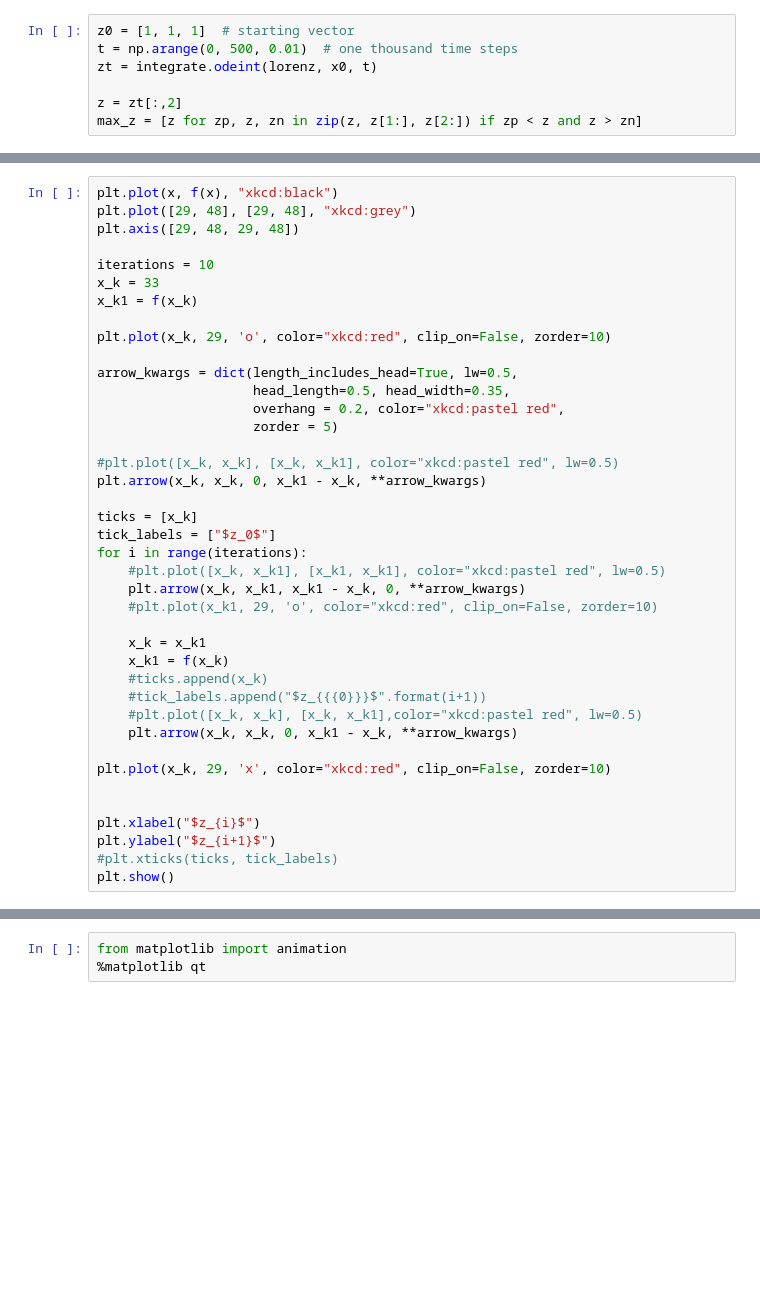
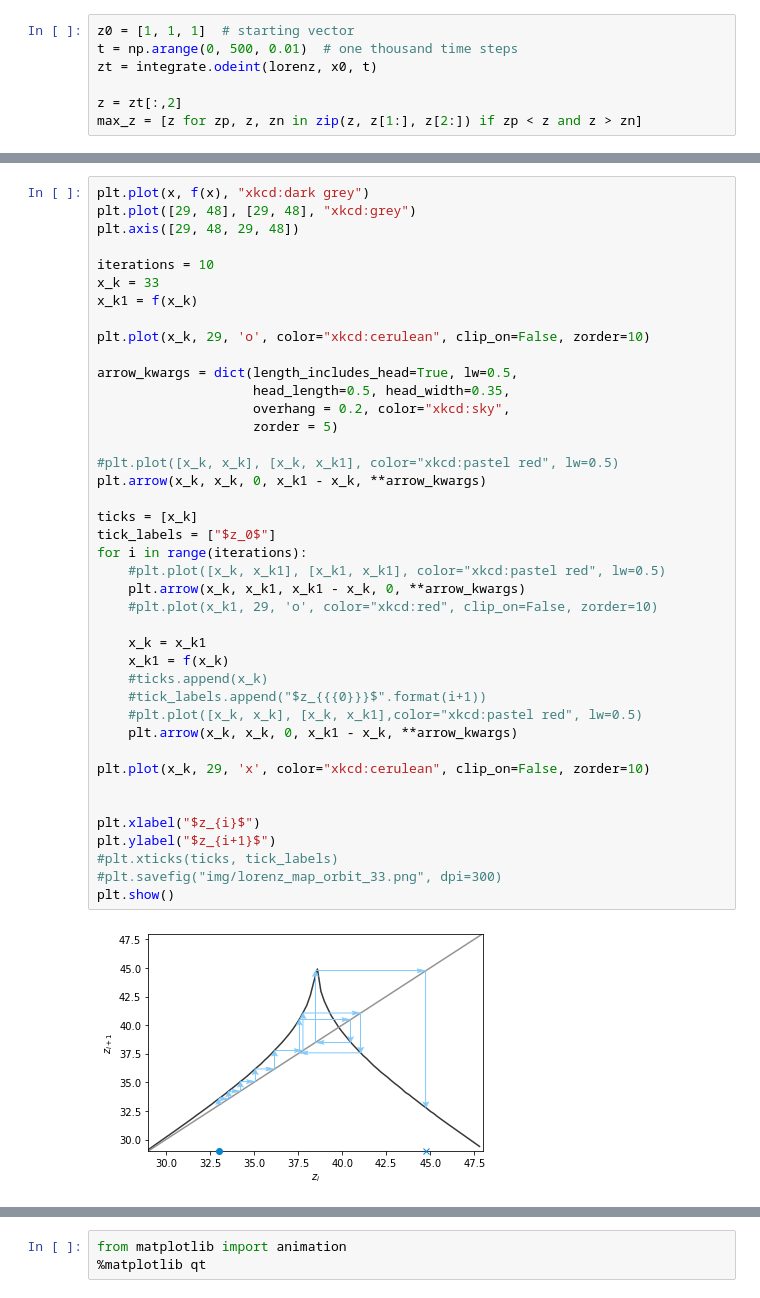
Before and after one commit to ekiMGlz/lyapunov-exp, a Jupyter notebook: lorenz.ipynb, the cells around one changed output, grey strips where cells are left out. Cells and saved outputs as stored; diff of their text form; blank space fills up the shorter version.

```diff
--- a/lorenz.ipynb
+++ b/lorenz.ipynb
@@ -59,5 +78,5 @@ plt.show()
 # %%
-plt.plot(x, f(x), "xkcd:black")
+plt.plot(x, f(x), "xkcd:dark grey")
 plt.plot([29, 48], [29, 48], "xkcd:grey")
 plt.axis([29, 48, 29, 48])
 
@@ -65,37 +84,40 @@ iterations = 10
 x_k = 33
 x_k1 = f(x_k)
 
-plt.plot(x_k, 29, 'o', color="xkcd:red", clip_on=False, zorder=10)
+plt.plot(x_k, 29, 'o', color="xkcd:cerulean", clip_on=False, zorder=10)
 
 arrow_kwargs = dict(length_includes_head=True, lw=0.5,
                     head_length=0.5, head_width=0.35,
-                    overhang = 0.2, color="xkcd:pastel red",
+                    overhang = 0.2, color="xkcd:sky",
                     zorder = 5)
 
 #plt.plot([x_k, x_k], [x_k, x_k1], color="xkcd:pastel red", lw=0.5)
 plt.arrow(x_k, x_k, 0, x_k1 - x_k, **arrow_kwargs)
 
 ticks = [x_k]
 tick_labels = ["$z_0$"]
 for i in range(iterations):
     #plt.plot([x_k, x_k1], [x_k1, x_k1], color="xkcd:pastel red", lw=0.5)
     plt.arrow(x_k, x_k1, x_k1 - x_k, 0, **arrow_kwargs)
     #plt.plot(x_k1, 29, 'o', color="xkcd:red", clip_on=False, zorder=10)
 
     x_k = x_k1
     x_k1 = f(x_k)
     #ticks.append(x_k)
     #tick_labels.append("$z_{{{0}}}$".format(i+1))
     #plt.plot([x_k, x_k], [x_k, x_k1],color="xkcd:pastel red", lw=0.5)
     plt.arrow(x_k, x_k, 0, x_k1 - x_k, **arrow_kwargs)
 
-plt.plot(x_k, 29, 'x', color="xkcd:red", clip_on=False, zorder=10)
+plt.plot(x_k, 29, 'x', color="xkcd:cerulean", clip_on=False, zorder=10)
 
 
 plt.xlabel("$z_{i}$")
 plt.ylabel("$z_{i+1}$")
 #plt.xticks(ticks, tick_labels)
+#plt.savefig("img/lorenz_map_orbit_33.png", dpi=300)
 plt.show()
+# %% [output]
+[figure, added]
 # %%
 def approx_lyapunov_exponent(f, rand_interval, eps=1e-8, discard=300, iters=10000):
     a, b = rand_interval
```
Also changed, not shown: parts of 11 cells of this notebook, 1 other file.
